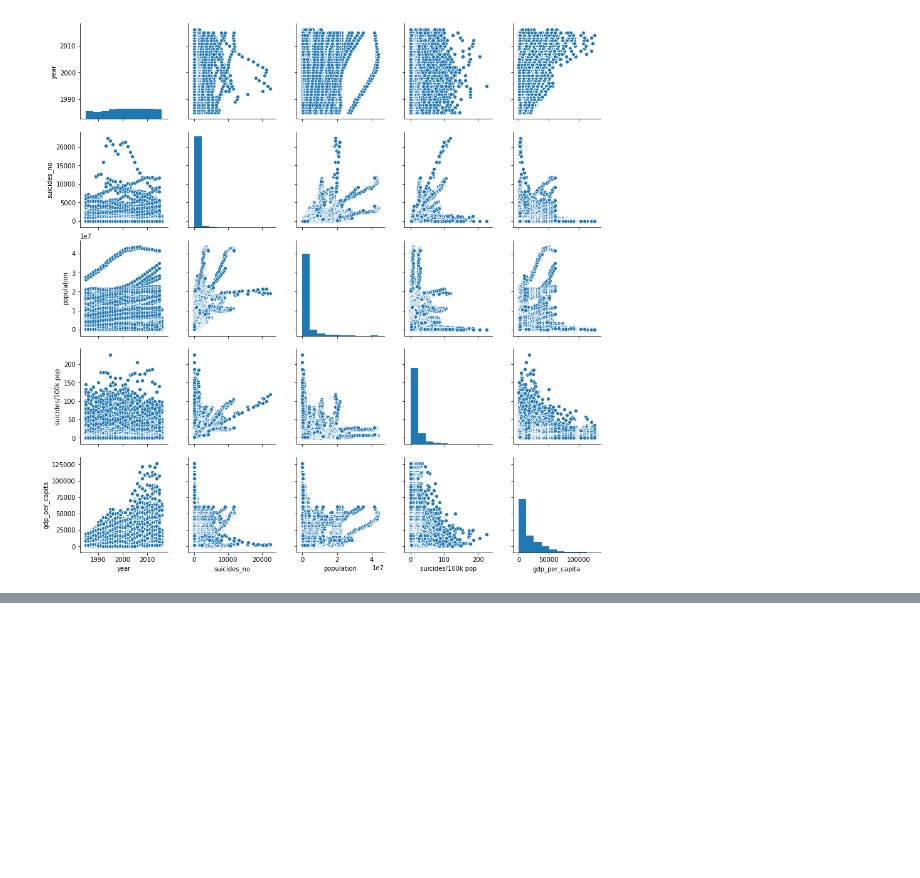
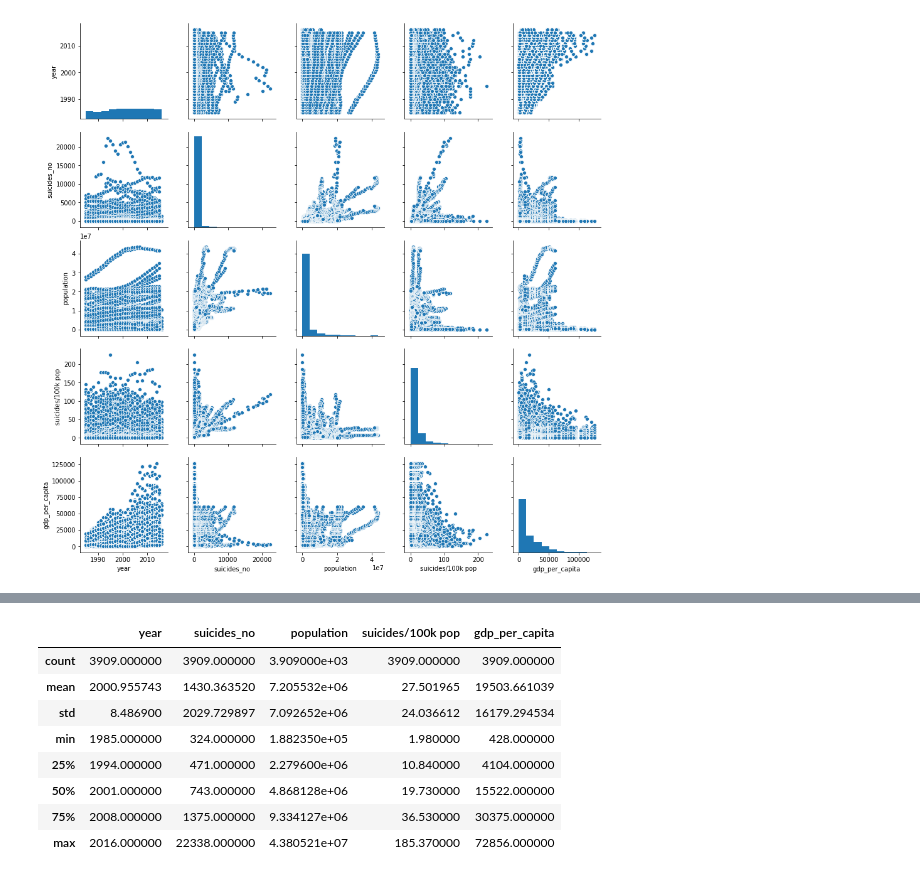
Before and after one commit to ebonnecab/int3-data-analysis, a Jupyter notebook: analysis.ipynb, the cells around one changed output, grey strips where cells are left out. Cells and saved outputs as stored; diff of their text form; code cells hidden in the pictures; blank space fills up the shorter version.

```diff
--- a/analysis.ipynb
+++ b/analysis.ipynb
@@ -138,0 +201,12 @@ sns.pairplot(num_df, diag_kind="hist")
+# %%
+out_df.describe()
+# %% [output]
+|  | year | suicides_no | population | suicides/100k pop | gdp_per_capita |
+| count | 3909.000000 | 3909.000000 | 3.909000e+03 | 3909.000000 | 3909.000000 |
+| mean | 2000.955743 | 1430.363520 | 7.205532e+06 | 27.501965 | 19503.661039 |
+| std | 8.486900 | 2029.729897 | 7.092652e+06 | 24.036612 | 16179.294534 |
+| min | 1985.000000 | 324.000000 | 1.882350e+05 | 1.980000 | 428.000000 |
+| 25% | 1994.000000 | 471.000000 | 2.279600e+06 | 10.840000 | 4104.000000 |
+| 50% | 2001.000000 | 743.000000 | 4.868128e+06 | 19.730000 | 15522.000000 |
+| 75% | 2008.000000 | 1375.000000 | 9.334127e+06 | 36.530000 | 30375.000000 |
+| max | 2016.000000 | 22338.000000 | 4.380521e+07 | 185.370000 | 72856.000000 |
```
Also changed, not shown: parts of 10 cells of this notebook.
